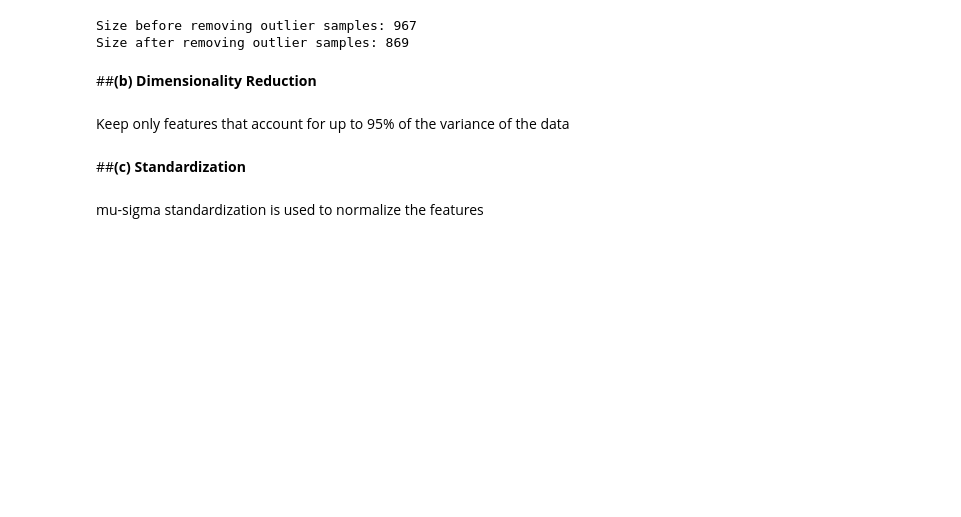
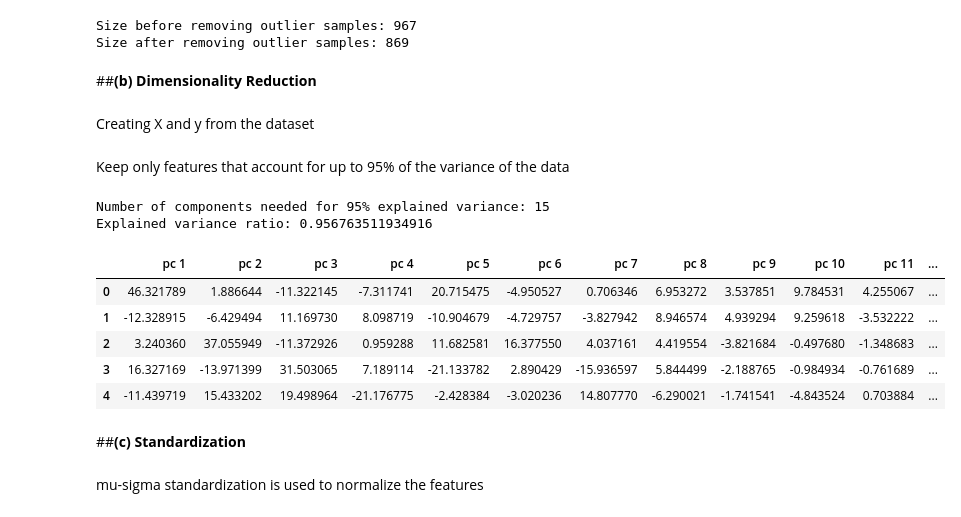
Before and after one commit to melihkurtaran/MachineLearning, a Jupyter notebook: Supervised_Learning_Assignment.ipynb, the cells around one changed output. Saved outputs shown, nothing was run; the diff lists cells and outputs as text; code cells hidden in the pictures; blank space fills up the shorter version.

```diff
--- a/Supervised_Learning_Assignment.ipynb
+++ b/Supervised_Learning_Assignment.ipynb
@@ -89,3 +90,5 @@ Size before removing outlier samples: 967
 Size after removing outlier samples: 869
 # %% [markdown]
 ##**(b) Dimensionality Reduction**
+# %% [markdown]
+Creating X and y from the dataset
@@ -92,5 +99,47 @@ Size after removing outlier samples: 869
 # %% [markdown]
 Keep only features that account for up to 95% of the variance of the data
+# %%
+def find_optimal_num_components(df, threshold):
+    """
+    Find the minimum number of components needed to achieve a given explained variance ratio in a PCA of the given dataframe.
+
+    Parameters:
+        df (pandas.DataFrame): The data to perform PCA on.
+        threshold (float): The minimum explained variance ratio to achieve.
+
+    Returns:
+        int: The minimum number of components needed to achieve the given explained variance ratio.
+    """
+    for i in range(1, len(df.columns) + 1):
+        pca = PCA(n_components=i)
+        principal_components = pca.fit_transform(df)
+        variance = sum(pca.explained_variance_ratio_)
+        if variance >= threshold:
+            return i
+    print("Unable to perform for the given variance.")
+    return 0
+
+# Find the minimum number of components needed to achieve 95% explained variance
+num_components = find_optimal_num_components(X, 0.95)
+print(f"Number of components needed for 95% explained variance: {num_components}")
+
+# Perform PCA with the optimal number of components
+pca = PCA(n_components=num_components)
+principal_components = pca.fit_transform(X)
+
+# Print the explained variance ratio and the transformed data
+print(f"Explained variance ratio: {sum(pca.explained_variance_ratio_)}")
+X = pd.DataFrame(data=principal_components, columns=[f"pc {i+1}" for i in range(num_components)])
+X.head(5)
+# %% [output]
+Number of components needed for 95% explained variance: 15
+Explained variance ratio: 0.956763511934916
+|  | pc 1 | pc 2 | pc 3 | pc 4 | pc 5 | pc 6 | pc 7 | pc 8 | pc 9 | pc 10 | pc 11 | ... |
+| 0 | 46.321789 | 1.886644 | -11.322145 | -7.311741 | 20.715475 | -4.950527 | 0.706346 | 6.953272 | 3.537851 | 9.784531 | 4.255067 | ... |
+| 1 | -12.328915 | -6.429494 | 11.169730 | 8.098719 | -10.904679 | -4.729757 | -3.827942 | 8.946574 | 4.939294 | 9.259618 | -3.532222 | ... |
+| 2 | 3.240360 | 37.055949 | -11.372926 | 0.959288 | 11.682581 | 16.377550 | 4.037161 | 4.419554 | -3.821684 | -0.497680 | -1.348683 | ... |
+| 3 | 16.327169 | -13.971399 | 31.503065 | 7.189114 | -21.133782 | 2.890429 | -15.936597 | 5.844499 | -2.188765 | -0.984934 | -0.761689 | ... |
+| 4 | -11.439719 | 15.433202 | 19.498964 | -21.176775 | -2.428384 | -3.020236 | 14.807770 | -6.290021 | -1.741541 | -4.843524 | 0.703884 | ... |
 # %% [markdown]
 ##**(c) Standardization**
 # %% [markdown]
```
Also changed, not shown: parts of 10 cells of this notebook.
